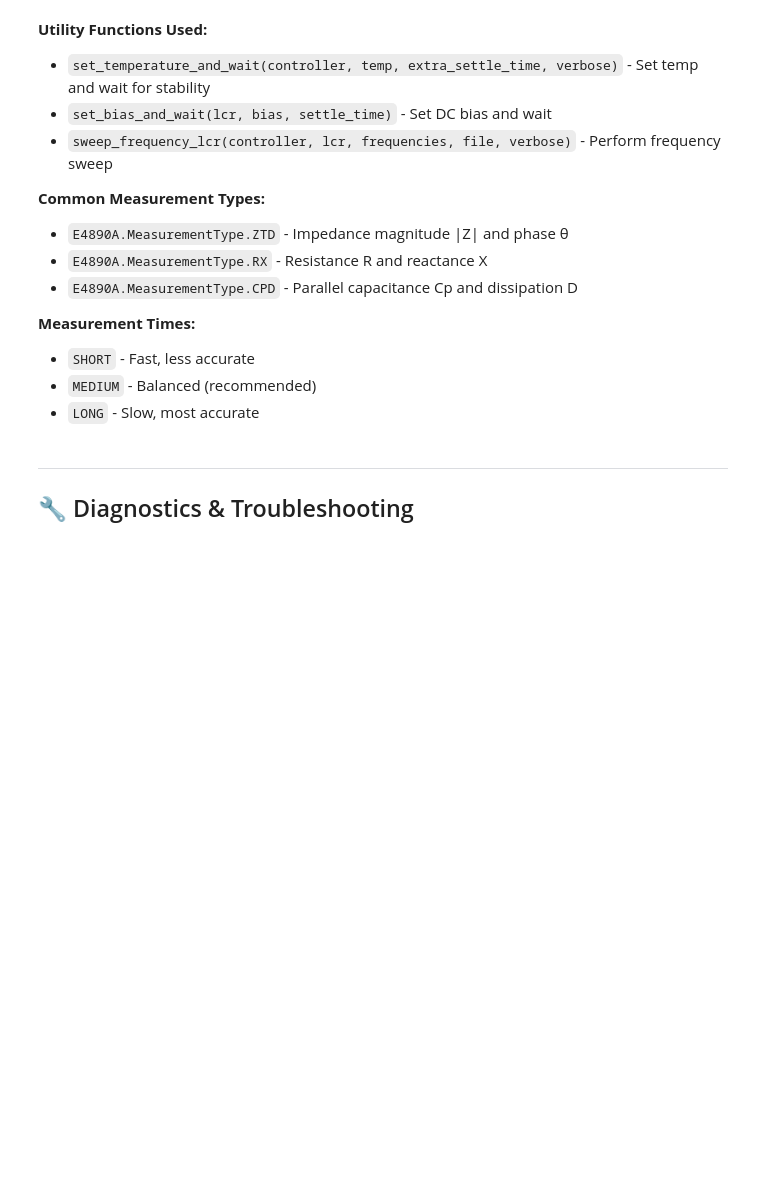
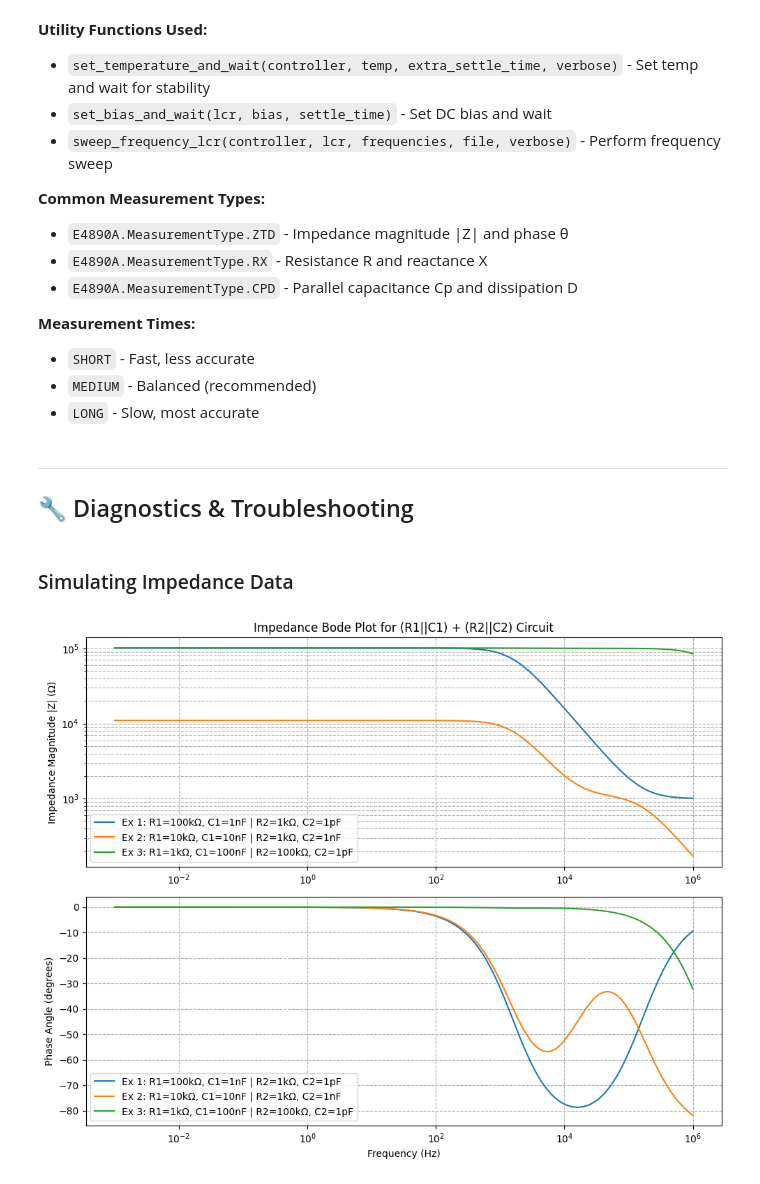
Before and after one commit to hc3413/Instrument_Control_Python, a Jupyter notebook: Jupyter Scripts/Agilent_Janis_Control.ipynb, the cells around one changed output. Cells and saved outputs as stored; diff of their text form; code cells hidden in the pictures; blank space fills up the shorter version.

```diff
--- a/Jupyter Scripts/Agilent_Janis_Control.ipynb
+++ b/Jupyter Scripts/Agilent_Janis_Control.ipynb
@@ -426,3 +426,83 @@ print(f"✓ Setpoint updated to {janis.temperature_setpoint} K")
 print(f"✓ Temperature control mode activated")
 print(f"\nCurrent temp: {janis.temperature:.2f} K")
 print(f"Waiting for heater to activate...")
+# %% [markdown]
+### Simulating Impedance Data
+# %%
+import numpy as np
+import matplotlib.pyplot as plt
+
+def plot_impedance(R1, C1, R2, C2, label_text):
+    """
+    Calculates and plots the impedance magnitude and phase for a series combination
+    of two parallel RC circuits.
+
+    Args:
+        R1 (float): Resistance of the first RC element in Ohms.
+        C1 (float): Capacitance of the first RC element in Farads.
+        R2 (float): Resistance of the second RC element in Ohms.
+        C2 (float): Capacitance of the second RC element in Farads.
+        label_text (str): Label for the plot legend.
+    """
+    # Define the frequency range (from 1 mHz to 1 MHz)
+    frequencies = np.logspace(-3, 6, 500)
+    omega = 2 * np.pi * frequencies
+
+    # Calculate the impedance of each parallel RC element
+    # Z_RC = 1 / (1/R + jwC)
+    Z1 = 1 / (1/R1 + 1j * omega * C1)
+    Z2 = 1 / (1/R2 + 1j * omega * C2)
+
+    # Total impedance is the sum of the two elements in series
+    Z_total = Z1 + Z2
+
+    # Calculate impedance magnitude and phase
+    Z_magnitude = np.abs(Z_total)
+    Z_phase = np.angle(Z_total, deg=True)
+
+    # Plotting
+    ax[0].loglog(frequencies, Z_magnitude, label=label_text)
+    ax[1].semilogx(frequencies, Z_phase, label=label_text)
+
+# --- Main Plotting Setup ---
+fig, ax = plt.subplots(2, 1, figsize=(10, 8))
+
+# --- Plot Example 1: Well-separated time constants ---
+# High-frequency RC element (smaller time constant) shorts first,
+# then the low-frequency element (larger time constant) shorts.
+R1, C1 = 1e5, 1e-9  # Low-freq: tau1 = R1*C1 = 100 us
+R2, C2 = 1e3, 1e-12 # High-freq: tau2 = R2*C2 = 1 ns
+plot_impedance(R1, C1, R2, C2, 'Ex 1: R1=100kΩ, C1=1nF | R2=1kΩ, C2=1pF')
+
+
+# --- Plot Example 2: Closer time constants ---
+# The plateau between the two drops is less distinct.
+R1, C1 = 1e4, 1e-8  # tau1 = 100 us
+R2, C2 = 1e3, 1e-9  # tau2 = 1 us
+plot_impedance(R1, C1, R2, C2, 'Ex 2: R1=10kΩ, C1=10nF | R2=1kΩ, C2=1nF')
+
+
+# --- Plot Example 3: Different resistance dominance ---
+# The lower resistance element defines the plateau.
+R1, C1 = 1e3, 1e-7  # Low-freq: tau1 = 100 us
+R2, C2 = 1e5, 1e-12 # High-freq: tau2 = 100 ns
+plot_impedance(R1, C1, R2, C2, 'Ex 3: R1=1kΩ, C1=100nF | R2=100kΩ, C2=1pF')
+
+
+# --- Formatting the Plots ---
+# Magnitude Plot
+ax[0].set_ylabel('Impedance Magnitude |Z| (Ω)')
+ax[0].set_title('Impedance Bode Plot for (R1||C1) + (R2||C2) Circuit')
+ax[0].grid(True, which="both", ls="--")
+ax[0].legend()
+
+# Phase Plot
+ax[1].set_xlabel('Frequency (Hz)')
+ax[1].set_ylabel('Phase Angle (degrees)')
+ax[1].grid(True, which="both", ls="--")
+ax[1].legend()
+
+plt.tight_layout()
+plt.show()
+# %% [output]
+[figure, added]
```
Also changed, not shown: 2 other files.
